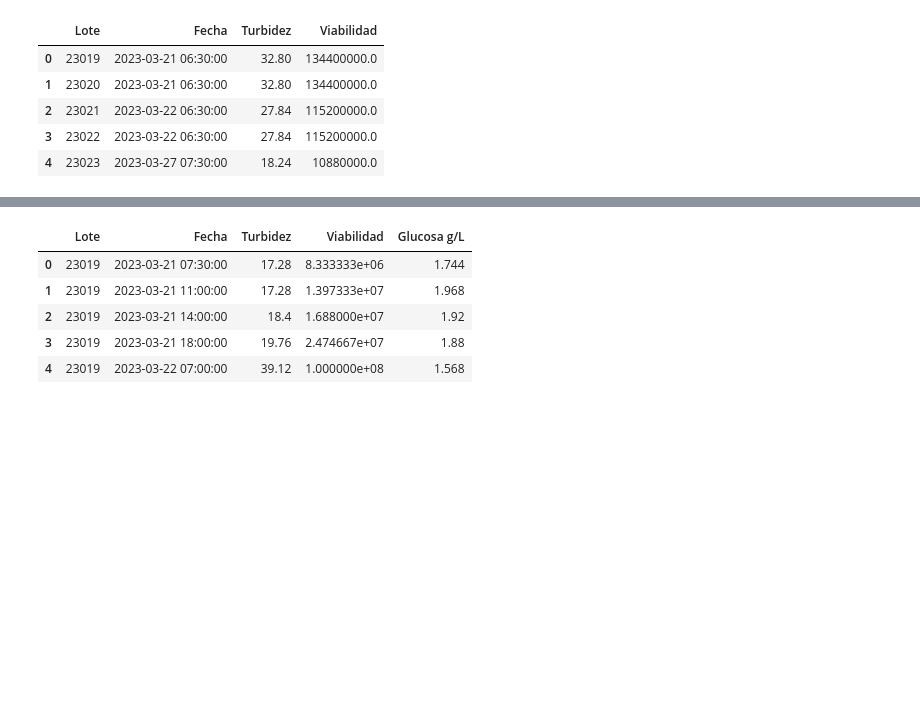
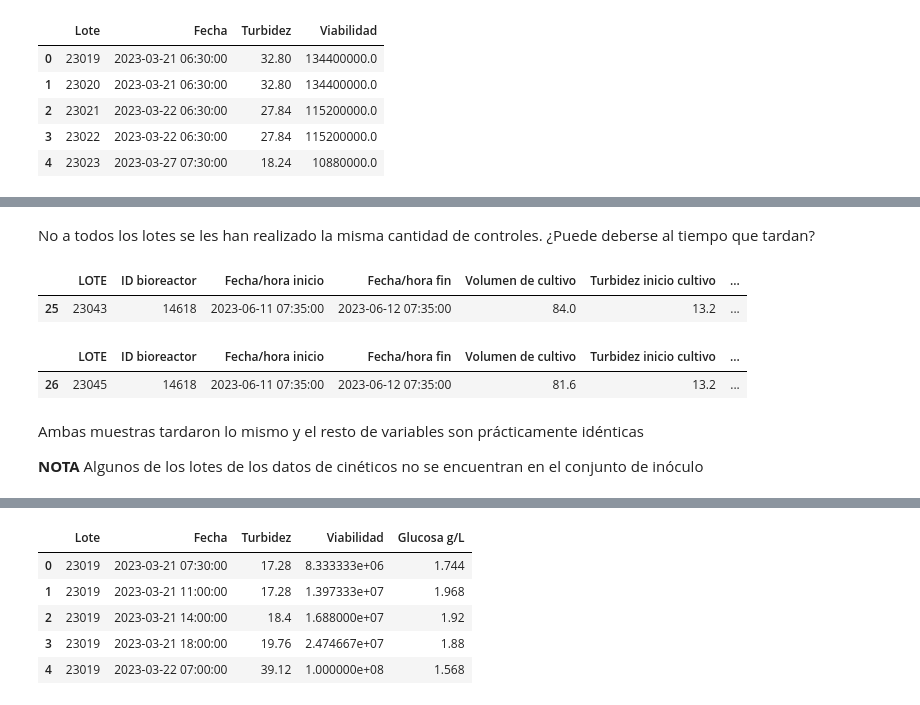
Before and after one commit to nikodyulger/datathon-los-forajidos, a Jupyter notebook: exploracion.ipynb, the cells around one changed output, grey strips where cells are left out. Drawn from its saved outputs; the diff is of its cells as text; code cells hidden in the pictures; blank space fills up the shorter version.

```diff
--- a/exploracion.ipynb
+++ b/exploracion.ipynb
@@ -864,0 +924,16 @@ df_ipc_inoculo.head(5)
+# %% [markdown]
+No a todos los lotes se les han realizado la misma cantidad de controles. ¿Puede deberse al tiempo que tardan?
+# %%
+df_inoculo[df_inoculo['LOTE'] == 23043]
+# %% [output]
+|  | LOTE | ID bioreactor | Fecha/hora inicio | Fecha/hora fin | Volumen de cultivo | Turbidez inicio cultivo | ... |
+| 25 | 23043 | 14618 | 2023-06-11 07:35:00 | 2023-06-12 07:35:00 | 84.0 | 13.2 | ... |
+# %%
+df_inoculo[df_inoculo['LOTE'] == 23045] # 23021  23020 23022 23019 -> no existen ¿por qué?
+# %% [output]
+|  | LOTE | ID bioreactor | Fecha/hora inicio | Fecha/hora fin | Volumen de cultivo | Turbidez inicio cultivo | ... |
+| 26 | 23045 | 14618 | 2023-06-11 07:35:00 | 2023-06-12 07:35:00 | 81.6 | 13.2 | ... |
+# %% [markdown]
+Ambas muestras tardaron lo mismo y el resto de variables son prácticamente idénticas
+
+**NOTA** Algunos de los lotes de los datos de cinéticos no se encuentran en el conjunto de inóculo
```
Also changed, not shown: parts of 23 cells of this notebook.
